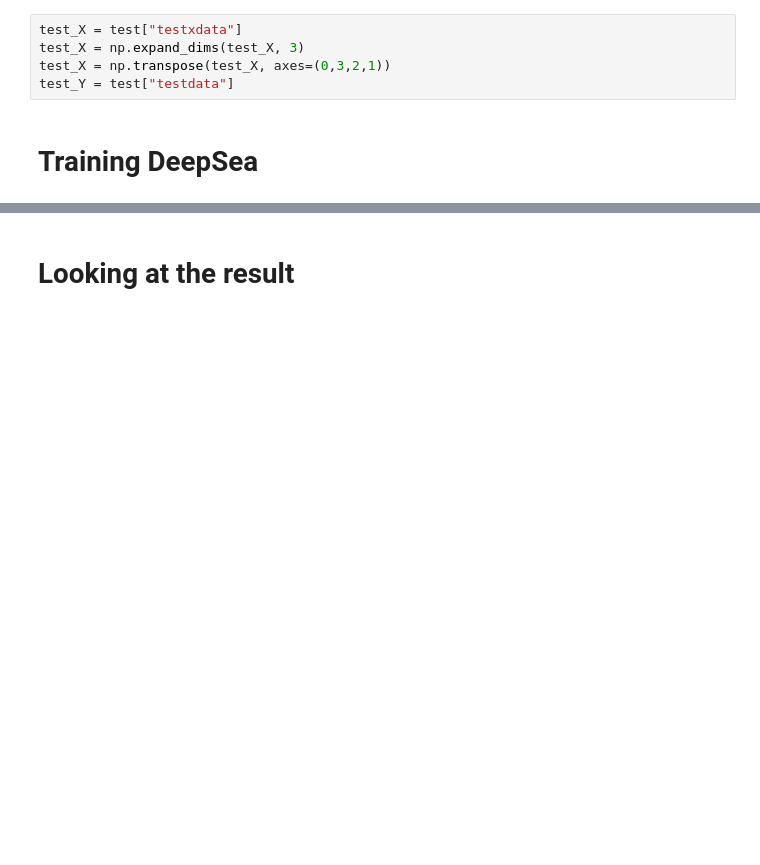
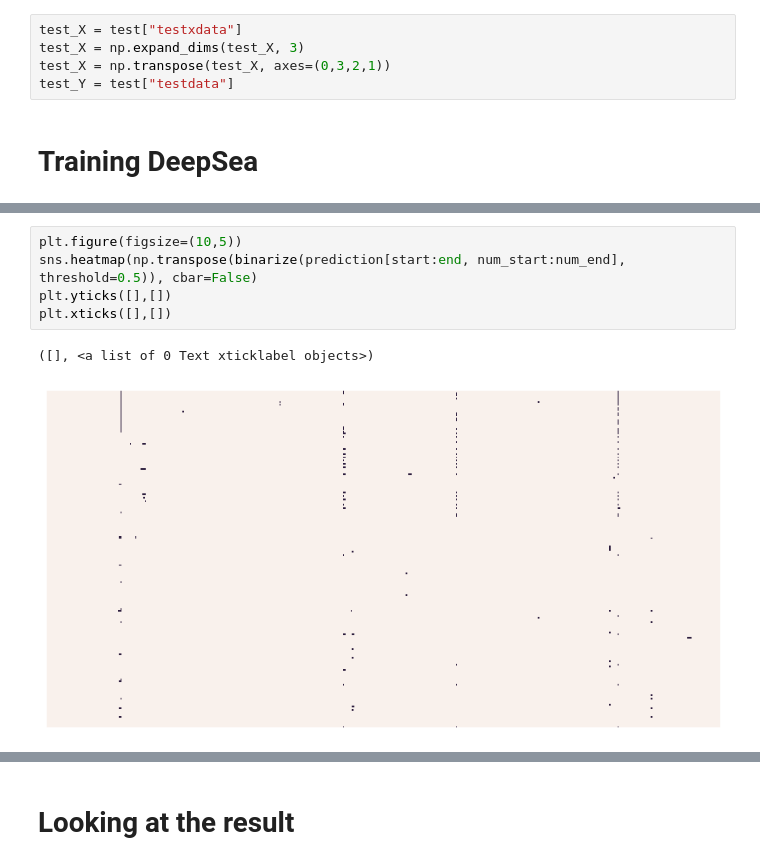
Before and after one commit to hiranumn/EE595project, a Jupyter notebook: Implementing DeapSEA with Keras.ipynb, the cells around one changed output, grey strips where cells are left out. Cells and saved outputs as stored; diff of their text form; blank space fills up the shorter version.

```diff
--- a/Implementing DeapSEA with Keras.ipynb
+++ b/Implementing DeapSEA with Keras.ipynb
@@ -93,0 +151,8 @@ KeyboardInterrupt:
+# %%
+plt.figure(figsize=(10,5))
+sns.heatmap(np.transpose(binarize(prediction[start:end, num_start:num_end], threshold=0.5)), cbar=False)
+plt.yticks([],[])
+plt.xticks([],[])
+# %% [output]
+([], <a list of 0 Text xticklabel objects>)
+[figure, added]
```
Also changed, not shown: parts of 19 cells of this notebook, 1 other file.
